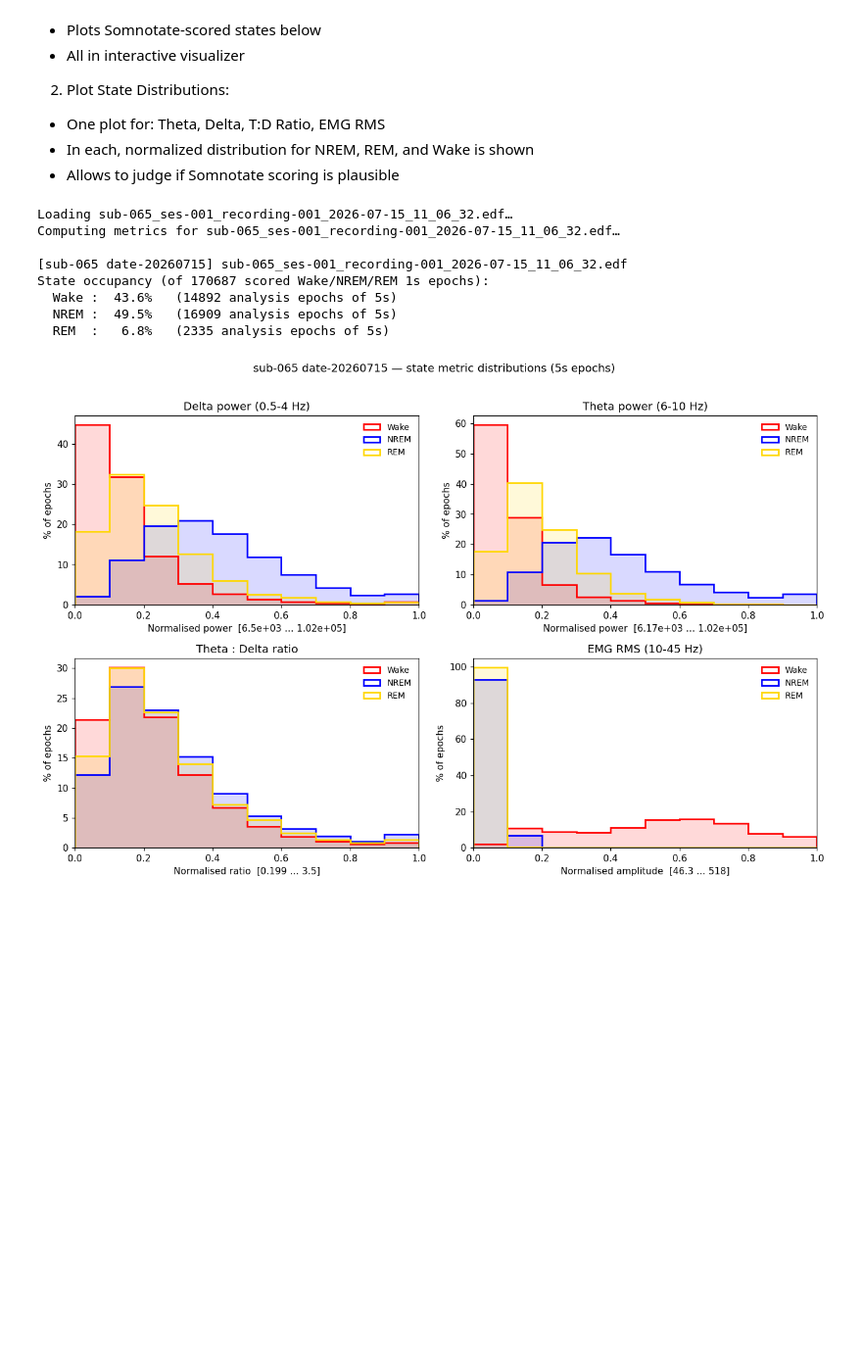
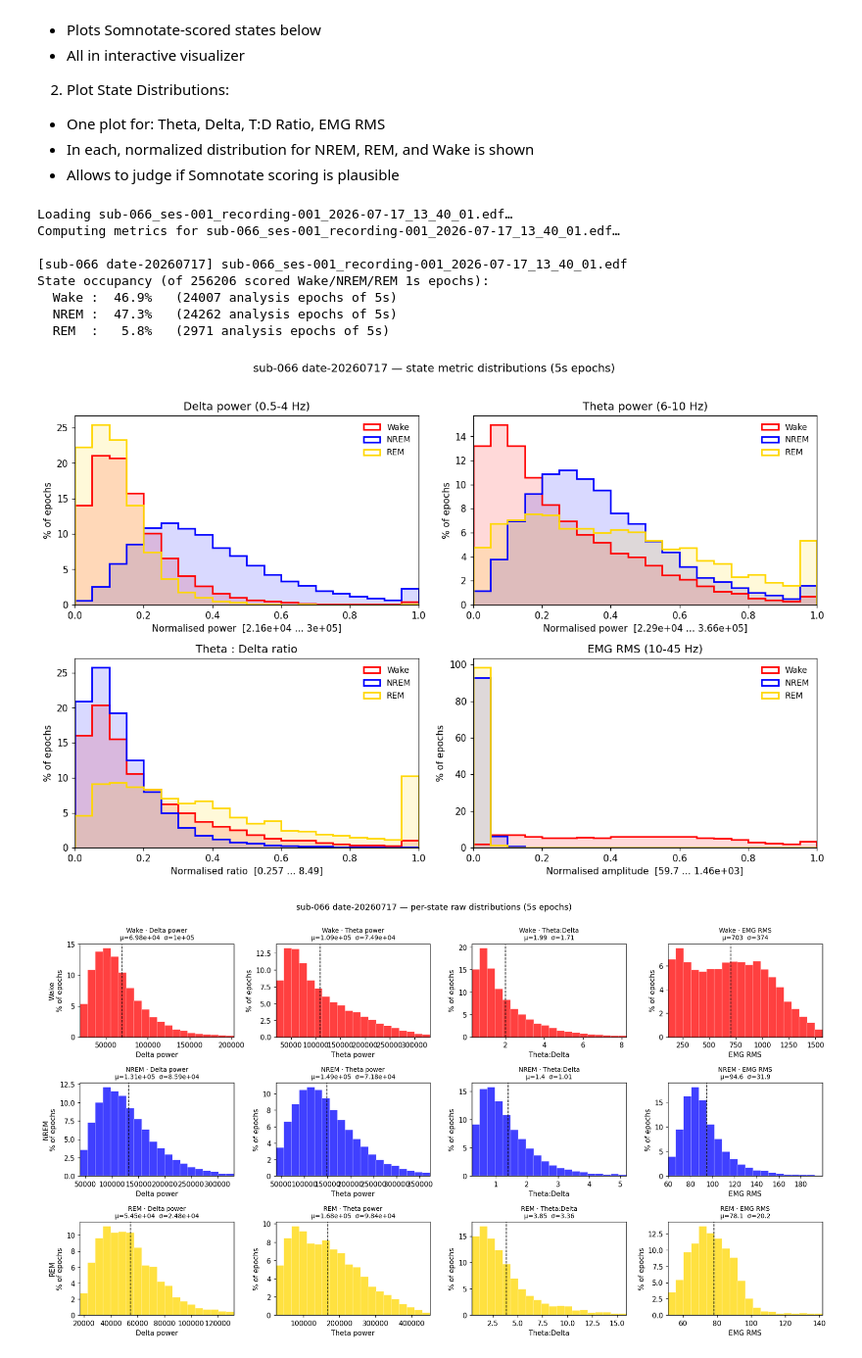
Before and after one commit to Joschua21/eeg_preprocessing, a Jupyter notebook: notebooks/scoring.ipynb, the cells around one changed output. Shown at 98% size. Cells and saved outputs as stored; diff of their text form; code cells hidden in the pictures; blank space fills up the shorter version.

```diff
--- a/notebooks/scoring.ipynb
+++ b/notebooks/scoring.ipynb
@@ -49,8 +65,8 @@ FileNotFoundError: Derivatives root not found at /Volumes/harris/hypnose/hypnose
 - In each, normalized distribution for NREM, REM, and Wake is shown
 - Allows to judge if Somnotate scoring is plausible
 # %%
-viz_subjid = "65"
-viz_date = "20260715"
+viz_subjid = "66"
+viz_date = "20260717"
 # %%
 # Visualize a single scored recording (one subject and one date).
 # Detailed view: EEG/EMG raw, EMG RMS, delta & theta envelopes, theta:delta ratio,
@@ -68,22 +84,24 @@ fig, viewer = plot_scoring_detailed(
 # %%
 # Per-state metric distributions for one scored recording.
 # Splits the recording into Wake/NREM/REM, stitches each state's signal, epochs it
 # (epoch_length_s), and histograms delta power, theta power, theta:delta ratio, and
 # EMG RMS per state (Wake=red, NREM=blue, REM=yellow). Prints time spent per state.
 sessions = plot_state_distributions(
     subjid=viz_subjid,
     date=viz_date,
     repo_root=repo_root,
     epoch_length_s=5.0,
-    bin_width=0.1 #Resolution of bins on x axis
+    bin_width=0.05, #Resolution of bins on x axis
+    save=True,
 )
 # %% [output]
-Loading sub-065_ses-001_recording-001_2026-07-15_11_06_32.edf…
-Computing metrics for sub-065_ses-001_recording-001_2026-07-15_11_06_32.edf…
+Loading sub-066_ses-001_recording-001_2026-07-17_13_40_01.edf…
+Computing metrics for sub-066_ses-001_recording-001_2026-07-17_13_40_01.edf…
 
-[sub-065 date-20260715] sub-065_ses-001_recording-001_2026-07-15_11_06_32.edf
-State occupancy (of 170687 scored Wake/NREM/REM 1s epochs):
-  Wake :  43.6%   (14892 analysis epochs of 5s)
-  NREM :  49.5%   (16909 analysis epochs of 5s)
-  REM  :   6.8%   (2335 analysis epochs of 5s)
+[sub-066 date-20260717] sub-066_ses-001_recording-001_2026-07-17_13_40_01.edf
+State occupancy (of 256206 scored Wake/NREM/REM 1s epochs):
+  Wake :  46.9%   (24007 analysis epochs of 5s)
+  NREM :  47.3%   (24262 analysis epochs of 5s)
+  REM  :   5.8%   (2971 analysis epochs of 5s)
-[figure, old version]
+[figure, new version]
+[figure, added]
```
Also changed, not shown: parts of 1 cell of this notebook, 4 other files.
